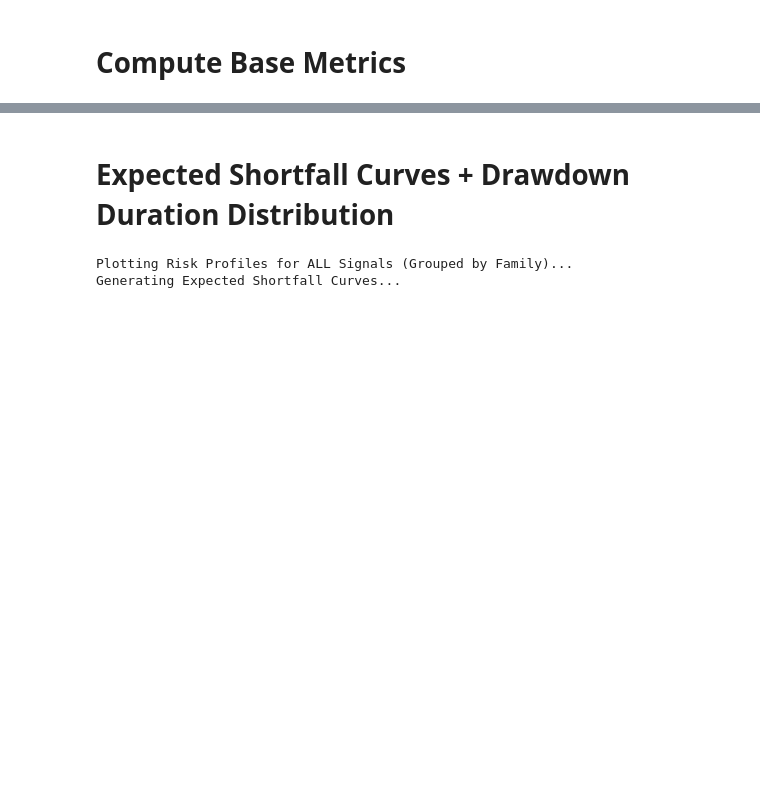
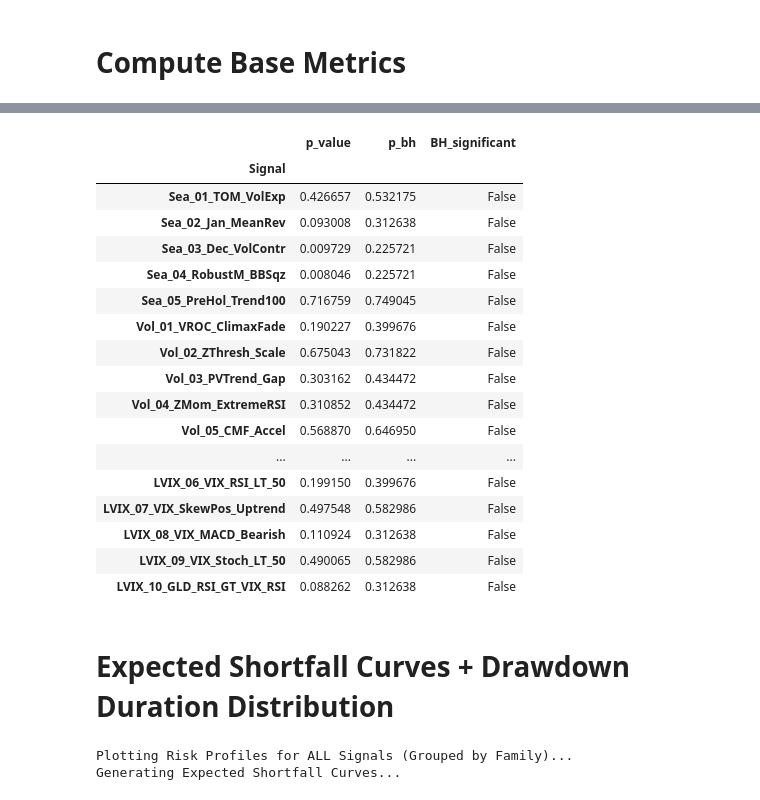
Before and after one commit to gordy93/Prometheus_Capital_2026, a Jupyter notebook: Signal_generation_evaluation_framework.ipynb, the cells around one changed output, grey strips where cells are left out. Drawn from its saved outputs; the diff is of its cells as text; code cells hidden in the pictures; blank space fills up the shorter version.

```diff
--- a/Signal_generation_evaluation_framework.ipynb
+++ b/Signal_generation_evaluation_framework.ipynb
@@ -467,0 +908,70 @@ Computing Global & Signal-Level PBO...
+# %%
+# ==============================================================================
+# CELL 9: FDR (BENJAMINI-HOCHBERG)
+# ==============================================================================
+print("Running FDR (Benjamini–Hochberg) on TEST set...")
+
+FDR_Q = 0.05
+
+def benjamini_hochberg(pvals: np.ndarray, q: float = 0.05):
+    pvals = np.asarray(pvals, dtype=float)
+    m = len(pvals)
+
+    p_bh = np.full(m, np.nan)
+    reject = np.zeros(m, dtype=bool)
+
+    valid = np.isfinite(pvals)
+    idx = np.where(valid)[0]
+    if len(idx) == 0:
+        return p_bh, reject, np.nan
+
+    pv = pvals[idx]
+    order = np.argsort(pv)
+    pv_sorted = pv[order]
+
+    ranks = np.arange(1, len(pv_sorted) + 1, dtype=float)
+    thresh = (ranks / len(pv_sorted)) * q
+    below = pv_sorted <= thresh
+
+    p_crit = float(pv_sorted[np.max(np.where(below)[0])]) if np.any(below) else np.nan
+
+    adj = (len(pv_sorted) / ranks) * pv_sorted
+    adj = np.minimum.accumulate(adj[::-1])[::-1]
+    adj = np.clip(adj, 0.0, 1.0)
+
+    p_bh_valid = np.empty_like(pv_sorted)
+    p_bh_valid[order] = adj
+
+    p_bh[idx] = p_bh_valid
+    reject[idx] = p_bh_valid <= q
+
+    return p_bh, reject, p_crit
+
+rows = []
+for name, sig in ALL_SIGS.items():
+    _, net_te, _, _ = compute_returns(sig, test_mask)
+    r_te = net_te.dropna()
+
+    st = sharpe_stats(r_te)
+    p_val = float(st["Mean_p"]) if np.isfinite(st["Mean_p"]) else np.nan
+
+    rows.append({"Signal": name, "p_value": p_val})
+
+df_fdr = pd.DataFrame(rows).set_index("Signal")
+
+p_bh, reject, p_crit = benjamini_hochberg(df_fdr["p_value"].values, q=FDR_Q)
+df_fdr["p_bh"] = p_bh
+df_fdr["BH_significant"] = reject
+
+print(f"BH-FDR level q = {FDR_Q:.2f}")
+print(f"Critical p-value cutoff (if any): {p_crit}")
+
+pd.set_option("display.max_rows", None)
+pd.set_option("display.max_columns", None)
+pd.set_option("display.width", 2000)
+pd.set_option("display.max_colwidth", None)
+
+display(
+    df_fdr.style
+        .background_gradient(cmap="RdYlGn_r", subset=["p_value", "p_bh"]))
+# %% [output]
@@ -468,3 +981,21 @@ Computing Global & Signal-Level PBO...
+|  | p_value | p_bh | BH_significant |
+| Signal |  |  |  |
+| Sea_01_TOM_VolExp | 0.426657 | 0.532175 | False |
+| Sea_02_Jan_MeanRev | 0.093008 | 0.312638 | False |
+| Sea_03_Dec_VolContr | 0.009729 | 0.225721 | False |
+| Sea_04_RobustM_BBSqz | 0.008046 | 0.225721 | False |
+| Sea_05_PreHol_Trend100 | 0.716759 | 0.749045 | False |
+| Vol_01_VROC_ClimaxFade | 0.190227 | 0.399676 | False |
+| Vol_02_ZThresh_Scale | 0.675043 | 0.731822 | False |
+| Vol_03_PVTrend_Gap | 0.303162 | 0.434472 | False |
+| Vol_04_ZMom_ExtremeRSI | 0.310852 | 0.434472 | False |
+| Vol_05_CMF_Accel | 0.568870 | 0.646950 | False |
+| ... | ... | ... | ... |
+| LVIX_06_VIX_RSI_LT_50 | 0.199150 | 0.399676 | False |
+| LVIX_07_VIX_SkewPos_Uptrend | 0.497548 | 0.582986 | False |
+| LVIX_08_VIX_MACD_Bearish | 0.110924 | 0.312638 | False |
+| LVIX_09_VIX_Stoch_LT_50 | 0.490065 | 0.582986 | False |
+| LVIX_10_GLD_RSI_GT_VIX_RSI | 0.088262 | 0.312638 | False |
 # %% [markdown]
 # Expected Shortfall Curves + Drawdown Duration Distribution
 # %%
```
Also changed, not shown: parts of 20 cells of this notebook.
